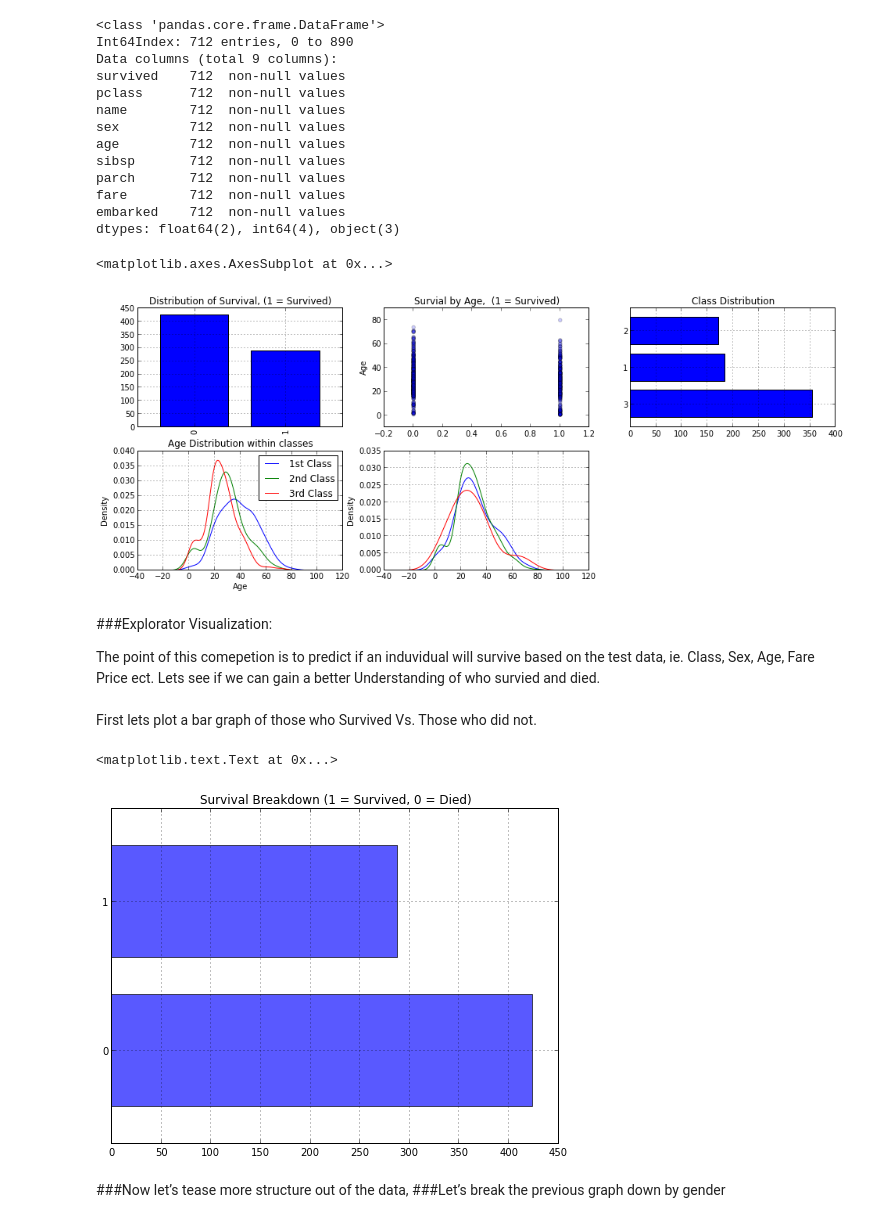
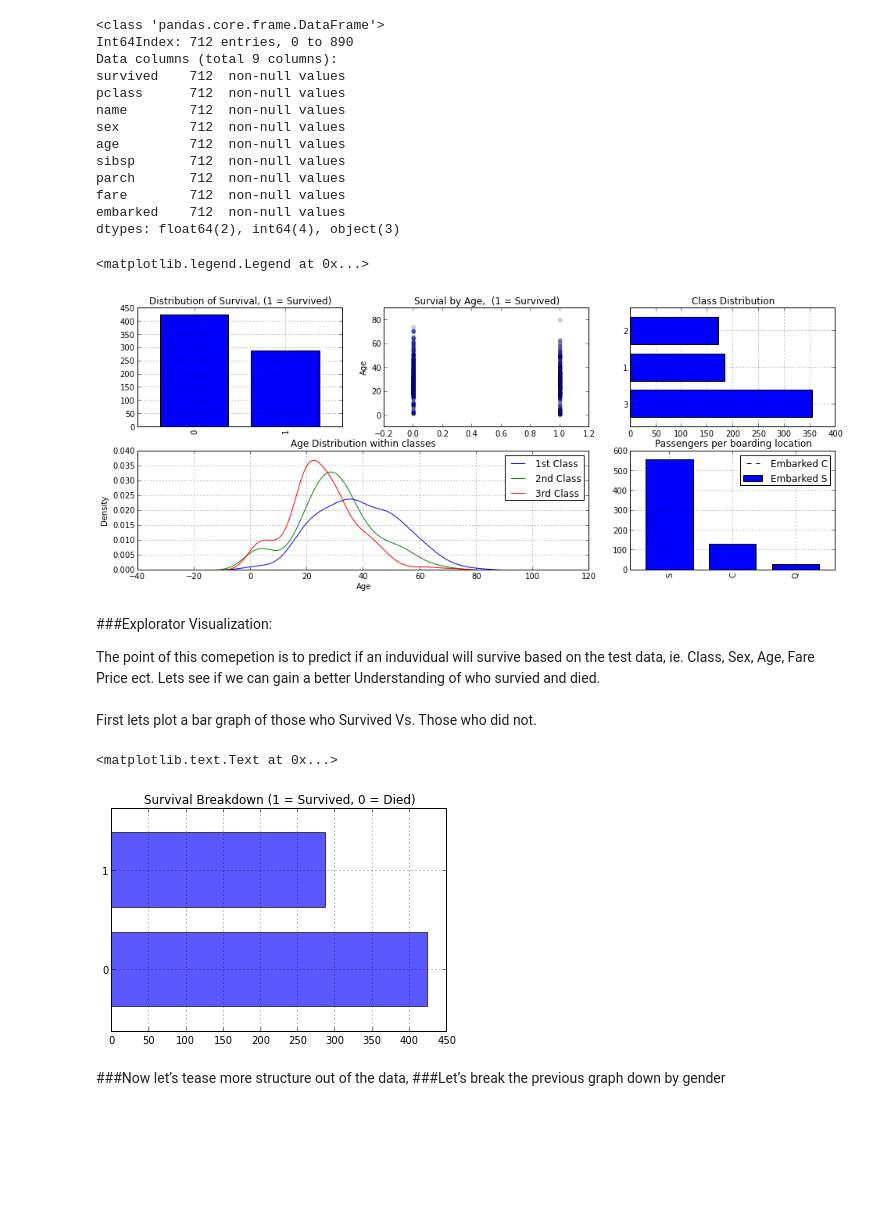
Before and after one commit to agconti/kaggle-titanic, a Jupyter notebook: Titanic.ipynb, the cells around one changed output. Drawn from its saved outputs; the diff is of its cells as text; code cells hidden in the pictures; blank space fills up the shorter version.

Commit message:
Heavily updated graphs

```diff
--- a/Titanic.ipynb
+++ b/Titanic.ipynb
@@ -86,36 +86,34 @@ df = df.dropna()
 fig = plt.figure(figsize(16,6), dpi=300)
 a = 0.2
 
-fig.add_subplot(231)
+plt.subplot2grid((2,3),(0,0))
 df.survived.value_counts().plot(kind='bar')
 title("Distribution of Survival, (1 = Survived)")
 
-fig.add_subplot(232)
+plt.subplot2grid((2,3),(0,1))
 plt.scatter(df.survived, df.age, alpha=a)
 plt.ylabel("Age")
 title("Survial by Age,  (1 = Survived)")
 
-fig.add_subplot(233)
+plt.subplot2grid((2,3),(0,2))
 df.pclass.value_counts().plot(kind="barh")
 #plt.xlabel("Predicted chance of survival")
 #plt.ylabel("Age")
 title("Class Distribution")
 
-fig.add_subplot(234)
+plt.subplot2grid((2,3),(1,0), colspan=2)
 df.age[df.pclass == 1].plot(kind='kde')
 df.age[df.pclass == 2].plot(kind='kde')
 df.age[df.pclass == 3].plot(kind='kde')
 plt.xlabel("Age")
 title("Age Distribution within classes"); legend(('1st Class', '2nd Class','3rd Class'),loc='best')
 
-fig.add_subplot(235)
-df.age[df.embarked == 'C'].plot(kind='kde')
-df.age[df.embarked == 'S'].plot(kind='kde')
-df.age[df.embarked == 'Q'].plot(kind='kde')
-title("Age Distribution within classes"); legend(('Embarked C', 'Embarked ','3rd Class'),loc='best')
+plt.subplot2grid((2,3),(1,2))
+df.embarked.value_counts().plot(kind='bar')
+title("Passengers per boarding location"); legend(('Embarked C', 'Embarked S','Embarked Q'),loc='best')
 # %% [output]
-<matplotlib.axes.AxesSubplot at 0x...>
+<matplotlib.legend.Legend at 0x...>
-[figure, old version]
+[figure, new version]
 # %% [markdown]
 ###Explorator Visualization:
 
@@ -126,12 +124,12 @@ Lets see if we can gain a better Understanding of who survied and died.
 First lets plot a bar graph of those who Survived Vs. Those who did not.
 # %%
 #are there two unique distributions? Yeah
-plt.figure(figsize(8,6))
+plt.figure(figsize(6,4))
 df.survived.value_counts().plot(kind='barh', color="blue", alpha=.65)
 title("Survival Breakdown (1 = Survived, 0 = Died)")
 # %% [output]
 <matplotlib.text.Text at 0x...>
-[figure, old version]
+[figure, new version]
 # %% [markdown]
 ###Now let’s tease more structure out of the data,
 ###Let’s break the previous graph down by gender
```
Also changed, not shown: parts of 12 cells of this notebook.
